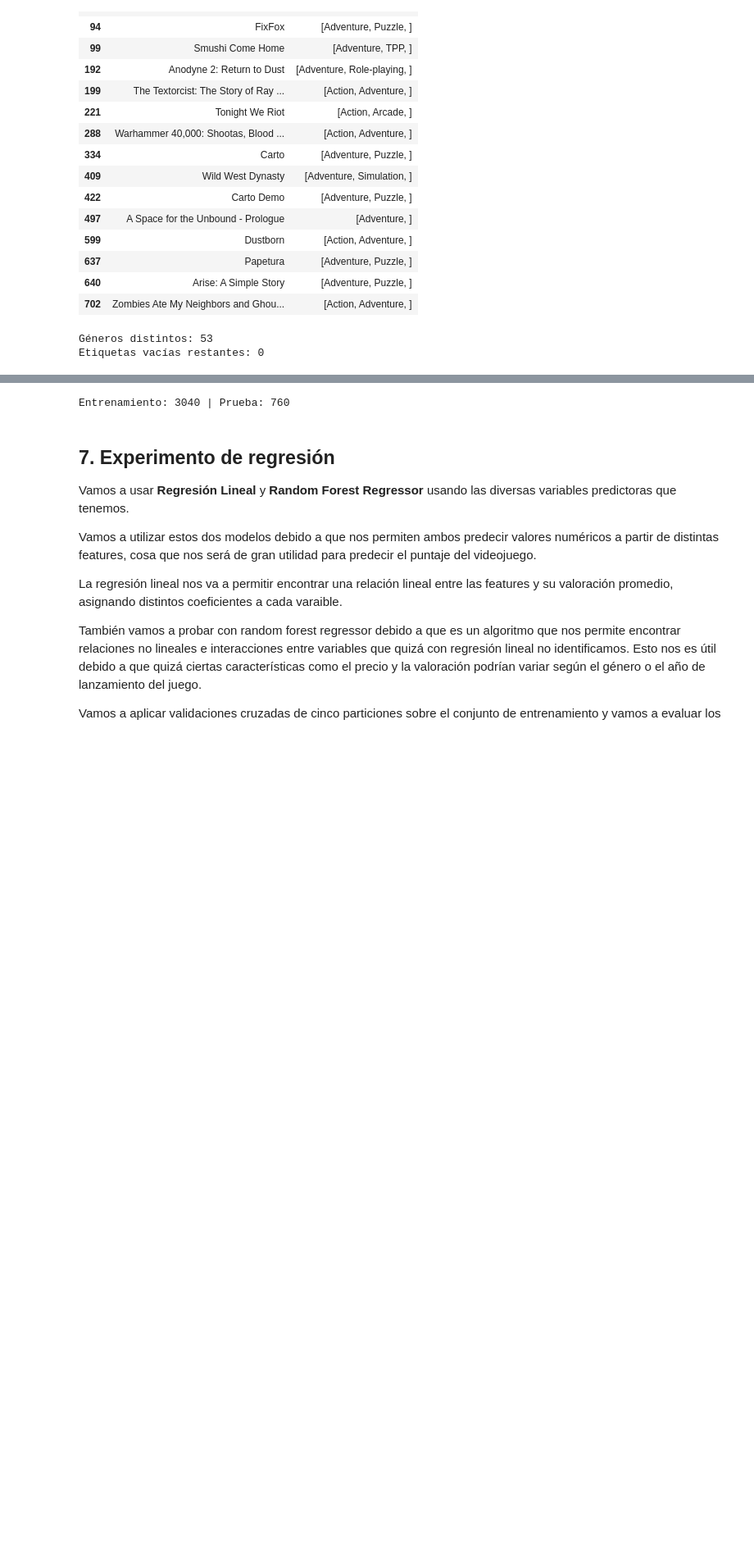
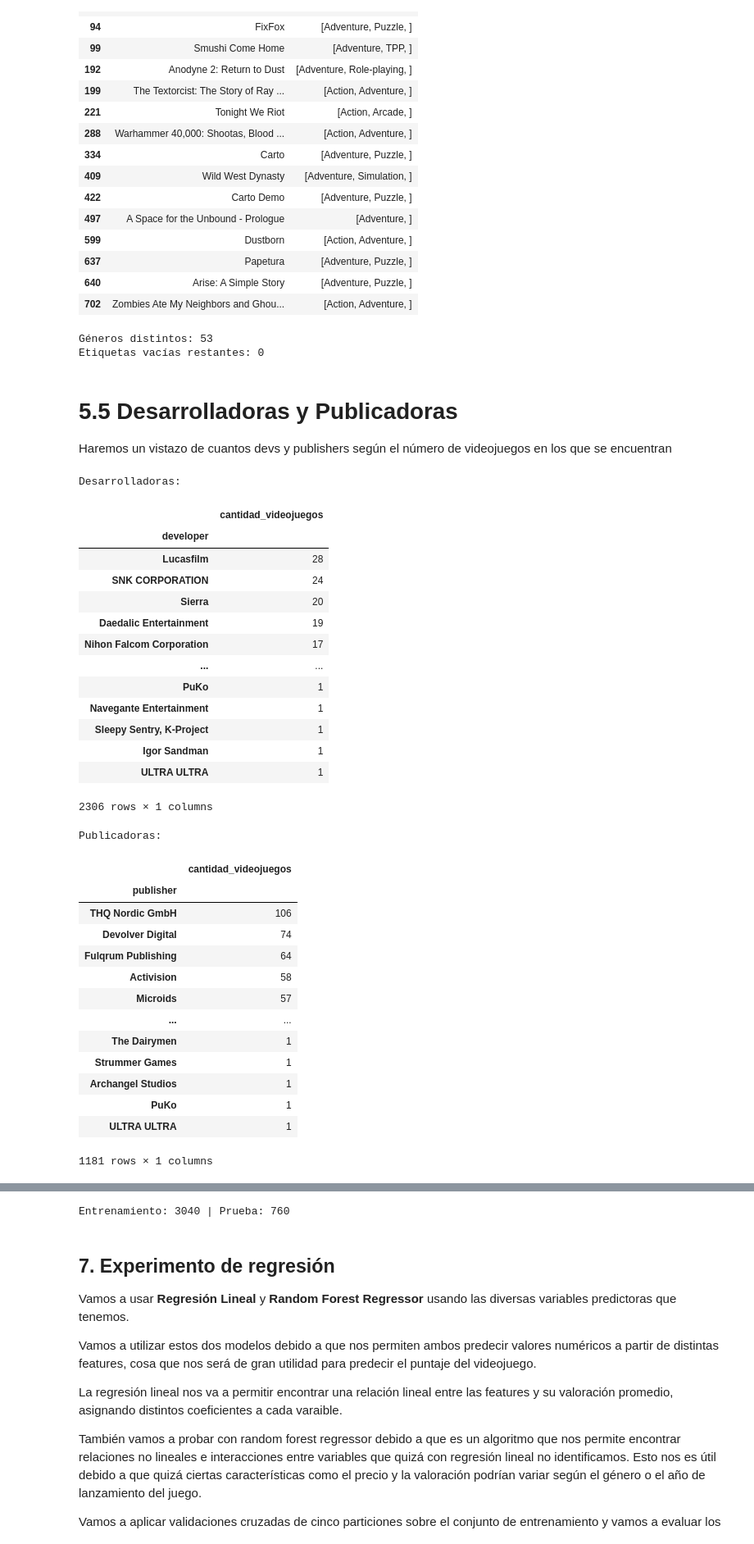
Before and after one commit to juliancarola04/GOG-Valoraciones, a Jupyter notebook: Entrenamiento/GOG_Entrenamiento.ipynb, the cells around one changed output, grey strips where cells are left out. Shown at 82% size. Saved outputs shown, nothing was run; the diff lists cells and outputs as text; code cells hidden in the pictures; blank space fills up the shorter version.

```diff
--- a/Entrenamiento/GOG_Entrenamiento.ipynb
+++ b/Entrenamiento/GOG_Entrenamiento.ipynb
@@ -651,3 +651,44 @@ print('Etiquetas vacías restantes:', generos.explode().eq('').sum())
 | 702 | Zombies Ate My Neighbors and Ghou... | [Action, Adventure, ] |
 Géneros distintos: 53
 Etiquetas vacías restantes: 0
+# %% [markdown]
+# 5.5 Desarrolladoras y Publicadoras
+
+Haremos un vistazo de cuantos devs y publishers según el número de videojuegos en los que se encuentran
+# %%
+print('Desarrolladoras:')
+display(df_games['developer'].value_counts().to_frame('cantidad_videojuegos'))
+
+print('Publicadoras:')
+display(df_games['publisher'].value_counts().to_frame('cantidad_videojuegos'))
+# %% [output]
+Desarrolladoras:
+|  | cantidad_videojuegos |
+| developer |  |
+| Lucasfilm | 28 |
+| SNK CORPORATION | 24 |
+| Sierra | 20 |
+| Daedalic Entertainment | 19 |
+| Nihon Falcom Corporation | 17 |
+| ... | ... |
+| PuKo | 1 |
+| Navegante Entertainment | 1 |
+| Sleepy Sentry, K-Project | 1 |
+| Igor Sandman | 1 |
+| ULTRA ULTRA | 1 |
+2306 rows × 1 columns
+Publicadoras:
+|  | cantidad_videojuegos |
+| publisher |  |
+| THQ Nordic GmbH | 106 |
+| Devolver Digital | 74 |
+| Fulqrum Publishing | 64 |
+| Activision | 58 |
+| Microids | 57 |
+| ... | ... |
+| The Dairymen | 1 |
+| Strummer Games | 1 |
+| Archangel Studios | 1 |
+| PuKo | 1 |
+| ULTRA ULTRA | 1 |
+1181 rows × 1 columns
```
Also changed, not shown: parts of 10 cells of this notebook, 4 other files.
